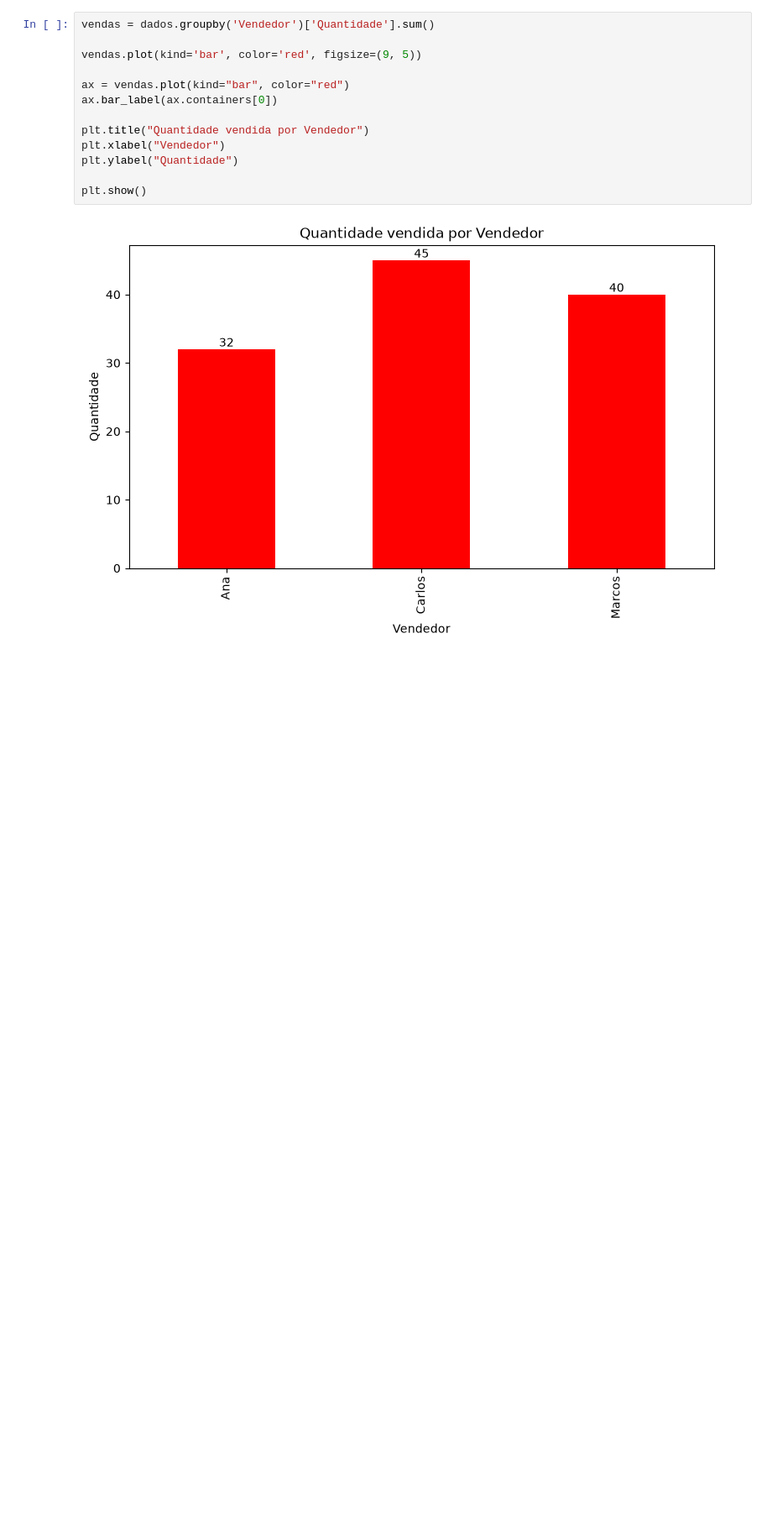
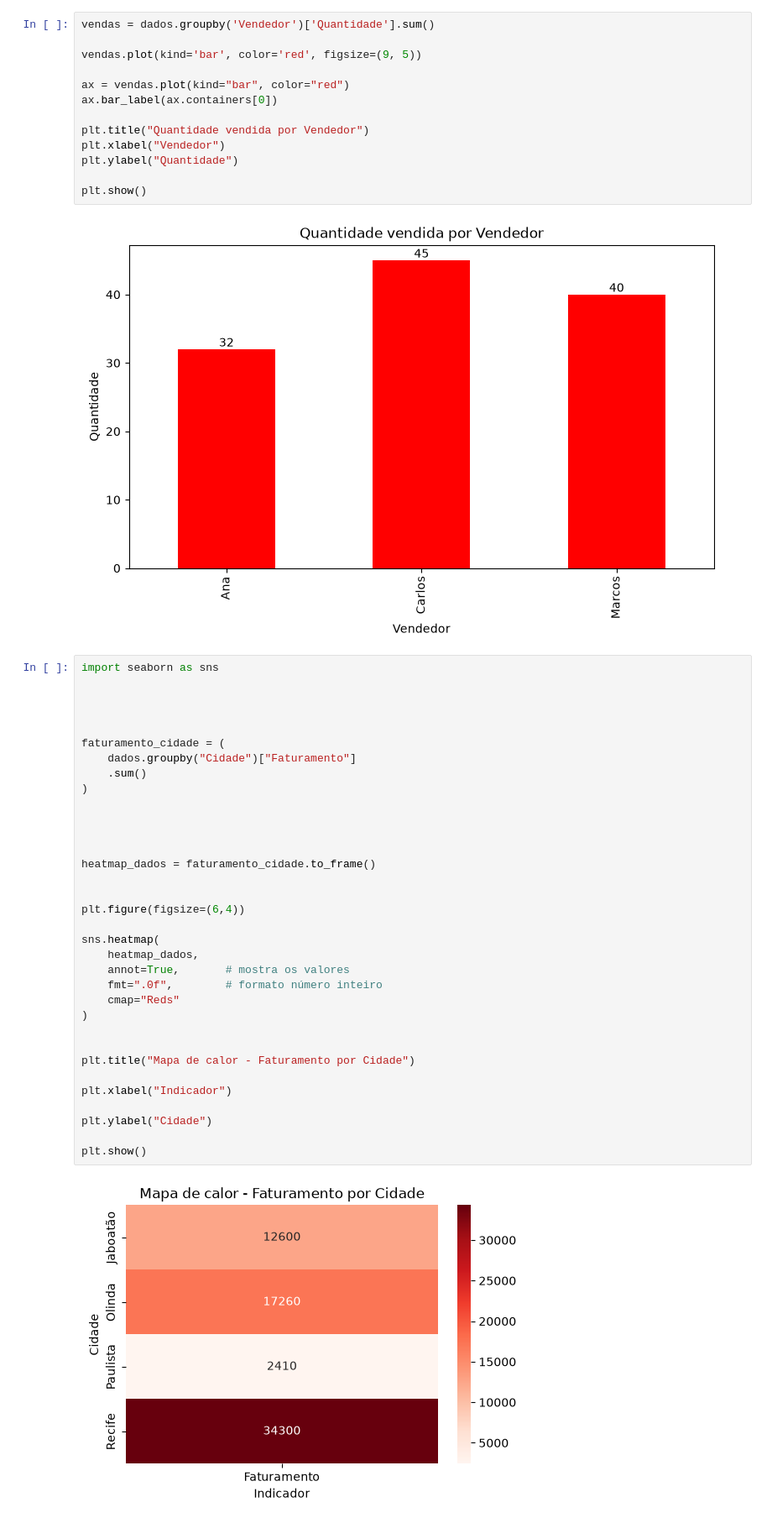
Before and after one commit to andregalvao-dev/analises_vendas_mercado_tec, a Jupyter notebook: analises_vendas.ipynb, the cells around one changed output. Shown at 84% size. Drawn from its saved outputs; the diff is of its cells as text; blank space fills up the shorter version.

Commit message:
feature - Adicionando a biblioteca Seaborn

```diff
--- a/analises_vendas.ipynb
+++ b/analises_vendas.ipynb
@@ -174,3 +174,39 @@ plt.ylabel("Quantidade")
 plt.show()
 # %% [output]
 [figure]
+# %%
+import seaborn as sns
+
+
+
+
+faturamento_cidade = (
+    dados.groupby("Cidade")["Faturamento"]
+    .sum()
+)
+
+
+
+
+heatmap_dados = faturamento_cidade.to_frame()
+
+
+plt.figure(figsize=(6,4))
+
+sns.heatmap(
+    heatmap_dados,
+    annot=True,       # mostra os valores
+    fmt=".0f",        # formato número inteiro
+    cmap="Reds"
+)
+
+
+plt.title("Mapa de calor - Faturamento por Cidade")
+
+plt.xlabel("Indicador")
+
+plt.ylabel("Cidade")
+
+plt.show()
+# %% [output]
+[figure, added]
```
Also changed, not shown: parts of 1 cell of this notebook.
